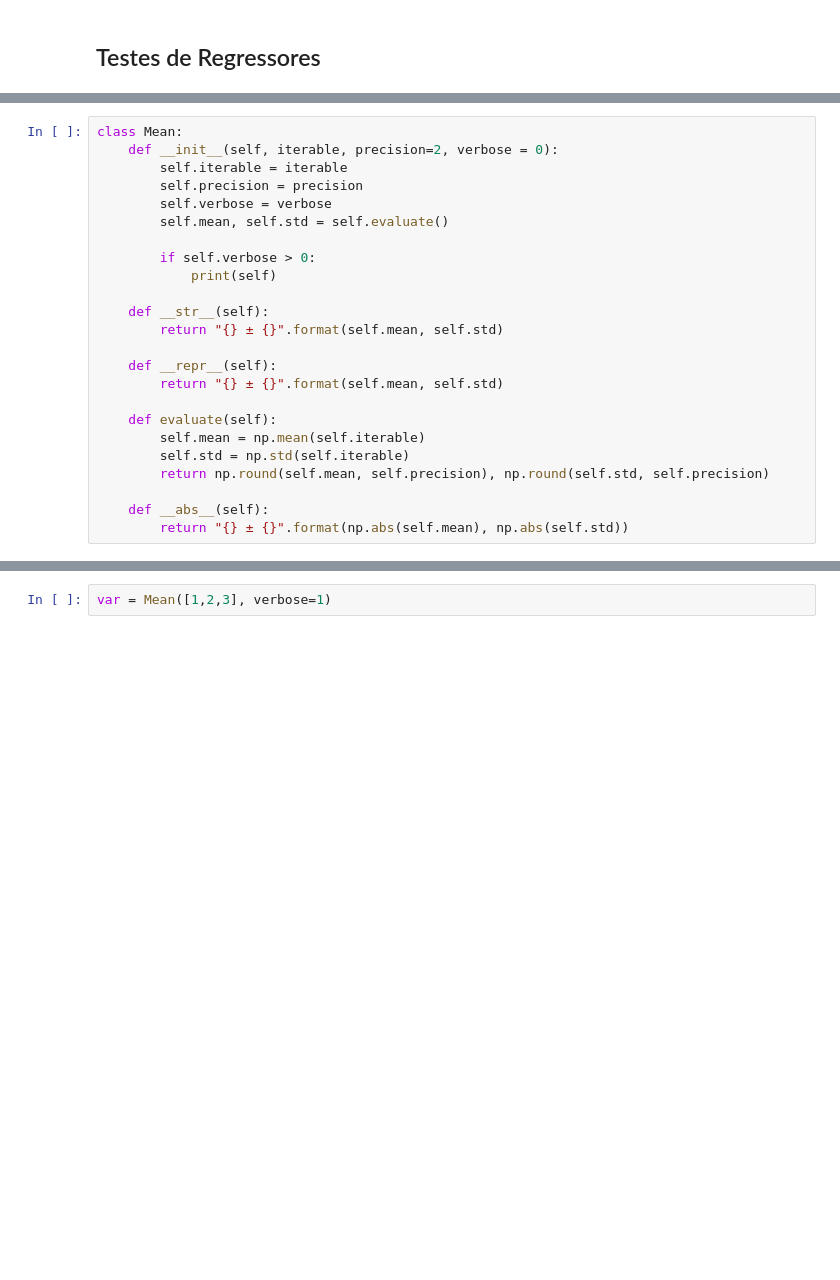
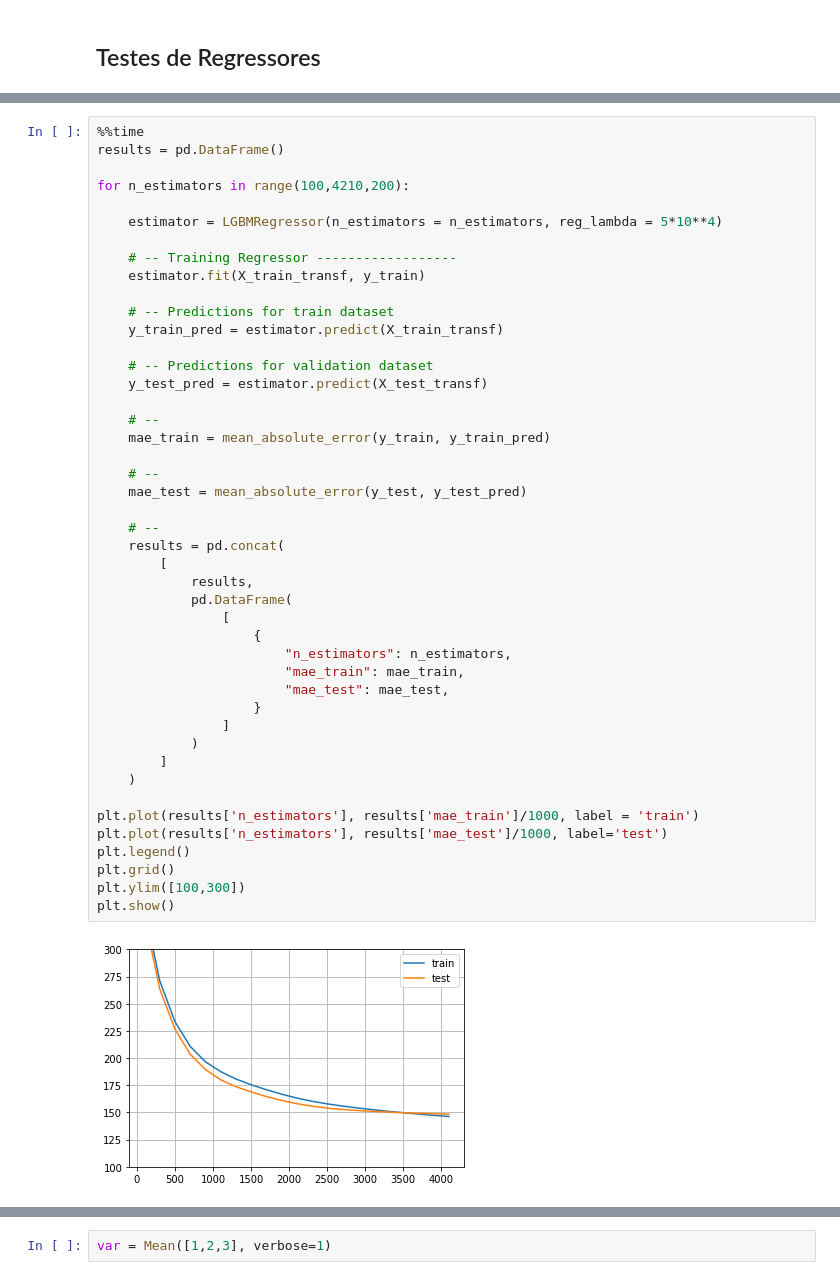
Before and after one commit to emdemor/pc-house-prices-predictions-v2, a Jupyter notebook: notebooks/eda.ipynb, the cells around one changed output, grey strips where cells are left out. Saved outputs shown, nothing was run; the diff lists cells and outputs as text; blank space fills up the shorter version.

```diff
--- a/notebooks/eda.ipynb
+++ b/notebooks/eda.ipynb
@@ -95,24 +387,47 @@ from sklearn.model_selection import cross_validate
-# %%
-class Mean:
-    def __init__(self, iterable, precision=2, verbose = 0):
-        self.iterable = iterable
-        self.precision = precision
-        self.verbose = verbose
-        self.mean, self.std = self.evaluate()
-
-        if self.verbose > 0:
-            print(self)
-
-    def __str__(self):
-        return "{} ± {}".format(self.mean, self.std)
-
-    def __repr__(self):
-        return "{} ± {}".format(self.mean, self.std)
-
-    def evaluate(self):
-        self.mean = np.mean(self.iterable)
-        self.std = np.std(self.iterable)
-        return np.round(self.mean, self.precision), np.round(self.std, self.precision)
-
-    def __abs__(self):
-        return "{} ± {}".format(np.abs(self.mean), np.abs(self.std))
+# %%
+%%time
+results = pd.DataFrame()
+
+for n_estimators in range(100,4210,200):
+
+    estimator = LGBMRegressor(n_estimators = n_estimators, reg_lambda = 5*10**4)
+
+    # -- Training Regressor ------------------
+    estimator.fit(X_train_transf, y_train)
+
+    # -- Predictions for train dataset
+    y_train_pred = estimator.predict(X_train_transf)
+
+    # -- Predictions for validation dataset
+    y_test_pred = estimator.predict(X_test_transf)
+
+    # --
+    mae_train = mean_absolute_error(y_train, y_train_pred)
+
+    # --
+    mae_test = mean_absolute_error(y_test, y_test_pred)
+
+    # --
+    results = pd.concat(
+        [
+            results,
+            pd.DataFrame(
+                [
+                    {
+                        "n_estimators": n_estimators,
+                        "mae_train": mae_train,
+                        "mae_test": mae_test,
+                    }
+                ]
+            )
+        ]
+    )
+
+plt.plot(results['n_estimators'], results['mae_train']/1000, label = 'train')
+plt.plot(results['n_estimators'], results['mae_test']/1000, label='test')
+plt.legend()
+plt.grid()
+plt.ylim([100,300])
+plt.show()
+# %% [output]
+[figure, added]
```
Also changed, not shown: parts of 27 cells of this notebook, 3 other files.
